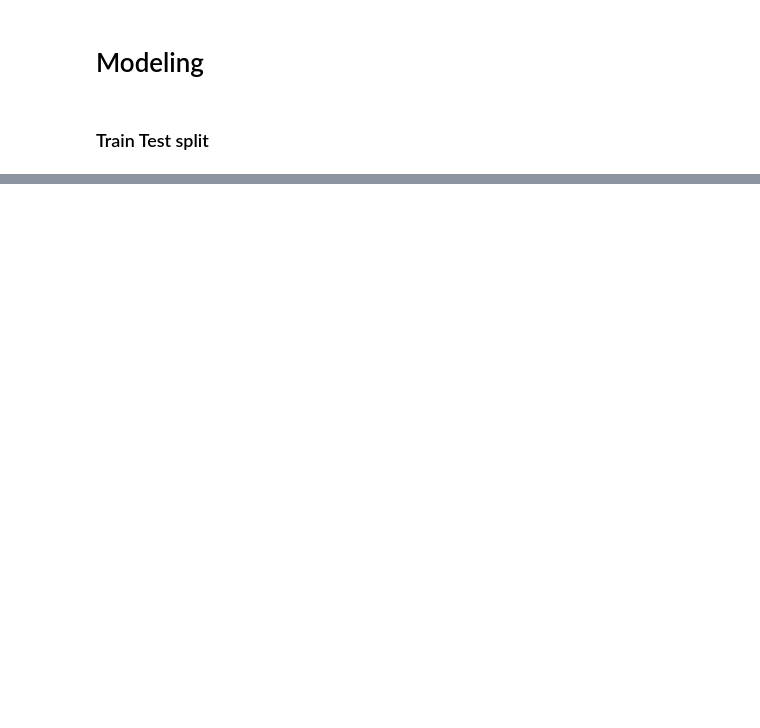
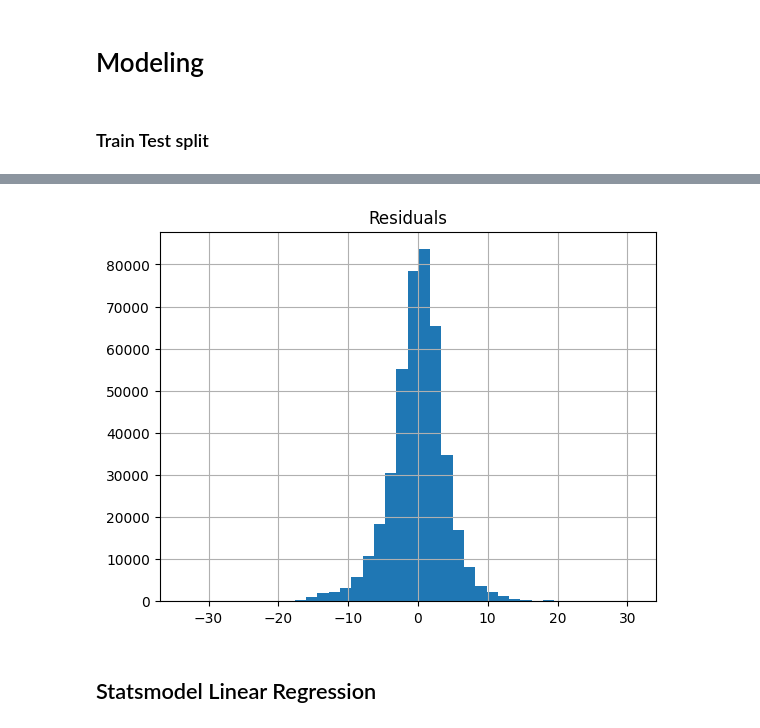
Before and after one commit to ConnorMcWard/EV-Battery, a Jupyter notebook: EV.ipynb, the cells around one changed output, grey strips where cells are left out. Cells and saved outputs as stored; diff of their text form; code cells hidden in the pictures; blank space fills up the shorter version.

Commit message:
Add files via upload
Cleaned up the code. Trying other models before my neural net model.

```diff
--- a/EV.ipynb
+++ b/EV.ipynb
@@ -337,0 +265,16 @@ Mean Absolute Error: 3.5718435176562773
+# %%
+# Identify predictors and outcome of the regression model.
+predictors = ['Velocity [km/h]', 'Elevation [m]', 'Throttle [%]',
+       'Motor Torque [Nm]', 'Longitudinal Acceleration [m/s^2]',
+       'Regenerative Braking Signal ', 'Battery Voltage [V]',
+       'Battery Current [A]', 'Battery Temperature [°C]',
+       'max. Battery Temperature [°C]','Heating Power CAN [kW]',
+       'AirCon Power [kW]', 'Heater Signal', 'Ambient Temperature [°C]']
+outcome =  'SoC [%]'
+
+# Identify X and y variables for regression and partition data
+# using 60% of records for training and 40% for validation
+# (test_size=0.4).
+X = all_trips[predictors]
+y = all_trips[outcome]
+train_X, valid_X, train_y, valid_y = train_test_split(X, y, test_size=0.4, random_state=0)
@@ -337,0 +283,13 @@ Mean Absolute Error: 3.5718435176562773
+# %%
+# Create multiple linear regression model using X and y
+# and LinearRegression() function from sklearn (skikit-learn)
+# library.
+trip_lm = LinearRegression()
+trip_lm.fit(train_X, train_y)
+
+# Display intercept and regression coefficients. Round
+# them to 2 decimals.
+print('Regression Model for All Trips Training Set')
+print()
+print('Intercept: ', np.round(trip_lm.intercept_, 2))
+print(pd.DataFrame({'Predictor': X.columns, 'Coefficient': np.round(trip_lm.coef_, 2)}))
@@ -337,0 +410,17 @@ Mean Absolute Error: 3.5718435176562773
+# %%
+# Identify validation residuals of the regression model
+# to check if they have approximately normal distribution.
+trip_lm_pred = trip_lm.predict(valid_X)
+all_residuals = valid_y - trip_lm_pred
+
+# Develop data frame for the histogram using hist()
+# function.
+ax = pd.DataFrame({'Residuals': all_residuals}).hist(bins=40)
+
+# Show histogram plot.
+# plt.tight_layout()
+plt.show()
+# %% [output]
+[figure, added]
+# %% [markdown]
+## Statsmodel Linear Regression
```
Also changed, not shown: parts of 43 cells of this notebook.
